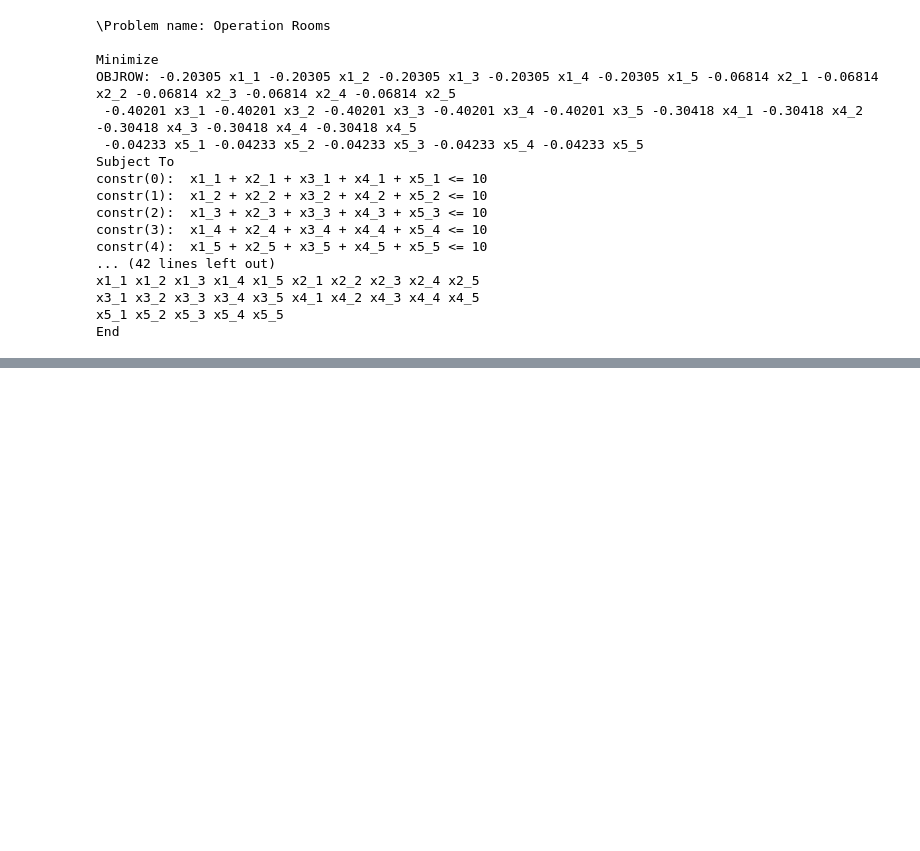
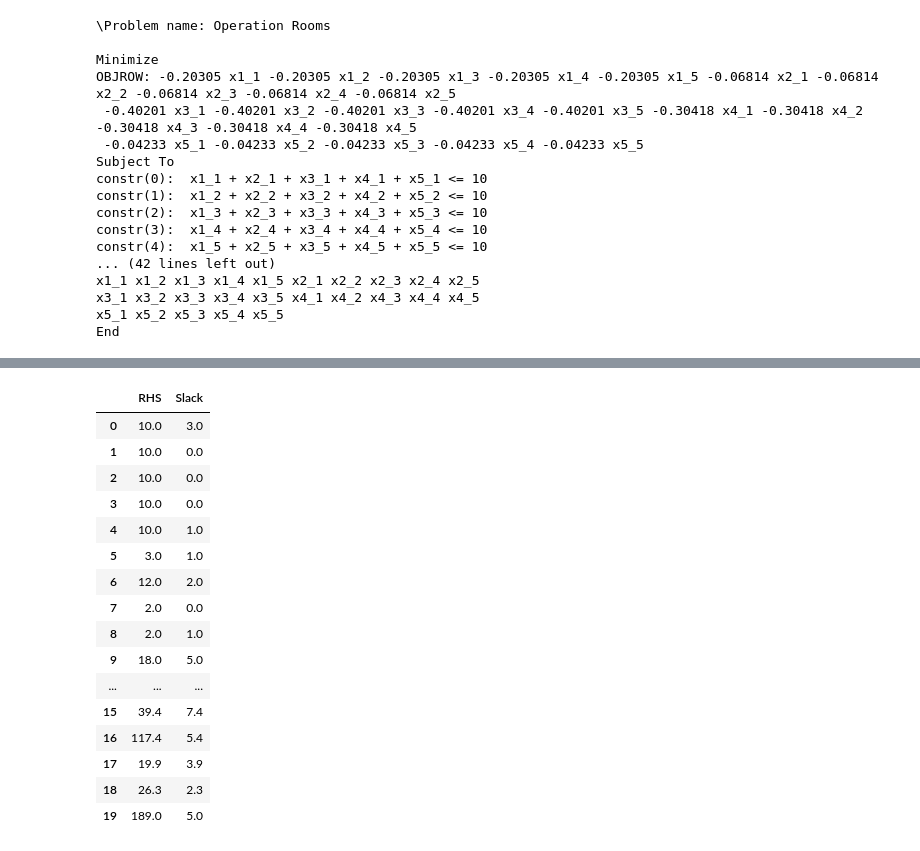
Before and after one commit to KSpiliop/Exercise, a Jupyter notebook: Solution.ipynb, the cells around one changed output, grey strips where cells are left out. Saved outputs shown, nothing was run; the diff lists cells and outputs as text; code cells hidden in the pictures; blank space fills up the shorter version.

```diff
--- a/Solution.ipynb
+++ b/Solution.ipynb
@@ -325,0 +444,22 @@ x5_5 : 5.0
+# %%
+constr_slacks = pd.DataFrame([[round(c.rhs,1), round(c.slack,1)] for c in m.constrs],
+                       columns = ['RHS','Slack'])
+constr_slacks
+# %% [output]
+|  | RHS | Slack |
+| 0 | 10.0 | 3.0 |
+| 1 | 10.0 | 0.0 |
+| 2 | 10.0 | 0.0 |
+| 3 | 10.0 | 0.0 |
+| 4 | 10.0 | 1.0 |
+| 5 | 3.0 | 1.0 |
+| 6 | 12.0 | 2.0 |
+| 7 | 2.0 | 0.0 |
+| 8 | 2.0 | 1.0 |
+| 9 | 18.0 | 5.0 |
+| ... | ... | ... |
+| 15 | 39.4 | 7.4 |
+| 16 | 117.4 | 5.4 |
+| 17 | 19.9 | 3.9 |
+| 18 | 26.3 | 2.3 |
+| 19 | 189.0 | 5.0 |
```
Also changed, not shown: parts of 19 cells of this notebook.
